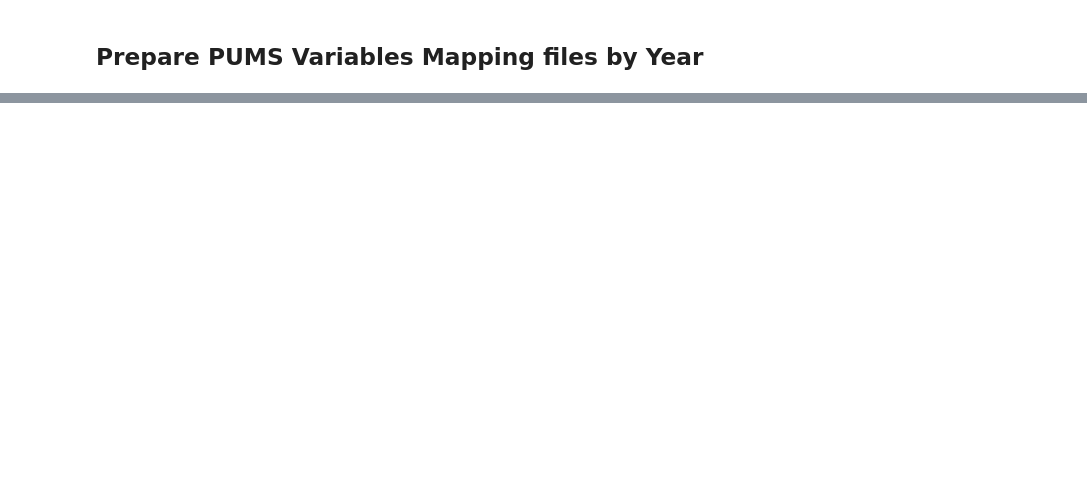
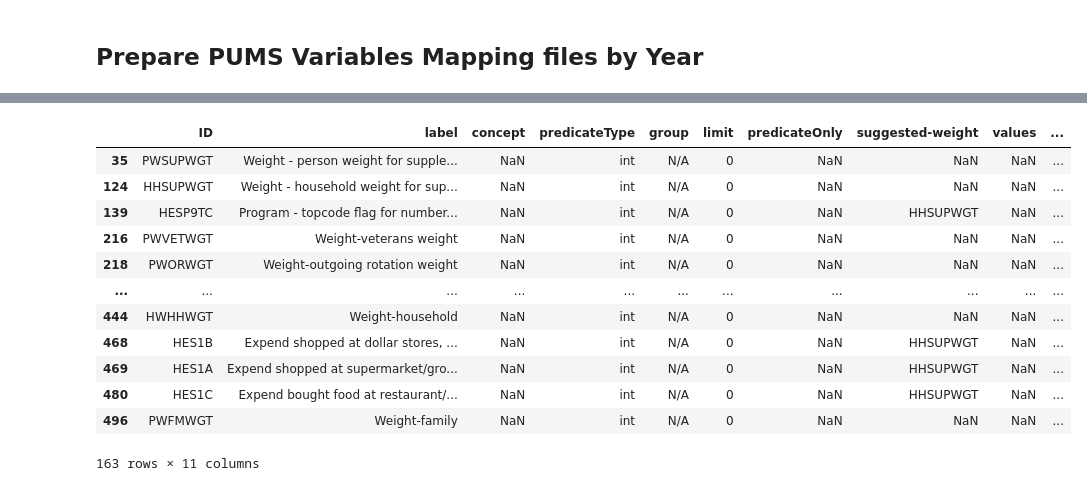
Before and after one commit to SACOG/Regional-Monitoring, a Jupyter notebook: Indicator_Gen/Python Code/Census/Step 00 - Preparing/Step 00 - Prepare CPS Variable Mapping Table.ipynb, the cells around one changed output, grey strips where cells are left out. Drawn from its saved outputs; the diff is of its cells as text; code cells hidden in the pictures; blank space fills up the shorter version.

```diff
--- a/Indicator_Gen/Python Code/Census/Step 00 - Preparing/Step 00 - Prepare CPS Variable Mapping Table.ipynb
+++ b/Indicator_Gen/Python Code/Census/Step 00 - Preparing/Step 00 - Prepare CPS Variable Mapping Table.ipynb
@@ -68,9 +73,8 @@ for year in tqdm(years):
 
             df_cps['Year'] = year
             list_df_cps.append(df_cps)
-    except: #  2020 will fail if using acs1 variables
-        pass
+    except Exception as e: print(e)
 
-df_cps = pd.concat(list_df_cps)
-print(df_cps.shape)
-df_cps.head()
+df_cps_raw = pd.concat(list_df_cps)
+print(df_cps_raw.shape)
+df_cps_raw.head()
@@ -77,2 +89,19 @@ df_cps.head()
+# %%
+# df_cps_raw[df_cps_raw['ID'] == 'HRHHID']
+df_cps_raw[(df_cps_raw['predicateType'] == 'int') & df_cps_raw['values'].isna()]
+# %% [output]
+|  | ID | label | concept | predicateType | group | limit | predicateOnly | suggested-weight | values | ... |
+| 35 | PWSUPWGT | Weight - person weight for supple... | NaN | int | N/A | 0 | NaN | NaN | NaN | ... |
+| 124 | HHSUPWGT | Weight - household weight for sup... | NaN | int | N/A | 0 | NaN | NaN | NaN | ... |
+| 139 | HESP9TC | Program - topcode flag for number... | NaN | int | N/A | 0 | NaN | HHSUPWGT | NaN | ... |
+| 216 | PWVETWGT | Weight-veterans weight | NaN | int | N/A | 0 | NaN | NaN | NaN | ... |
+| 218 | PWORWGT | Weight-outgoing rotation weight | NaN | int | N/A | 0 | NaN | NaN | NaN | ... |
+| ... | ... | ... | ... | ... | ... | ... | ... | ... | ... | ... |
+| 444 | HWHHWGT | Weight-household | NaN | int | N/A | 0 | NaN | NaN | NaN | ... |
+| 468 | HES1B | Expend shopped at dollar stores, ... | NaN | int | N/A | 0 | NaN | HHSUPWGT | NaN | ... |
+| 469 | HES1A | Expend shopped at supermarket/gro... | NaN | int | N/A | 0 | NaN | HHSUPWGT | NaN | ... |
+| 480 | HES1C | Expend bought food at restaurant/... | NaN | int | N/A | 0 | NaN | HHSUPWGT | NaN | ... |
+| 496 | PWFMWGT | Weight-family | NaN | int | N/A | 0 | NaN | NaN | NaN | ... |
+163 rows × 11 columns
 # %%
 # remove variables that don't need a variable to value mapping
```
Also changed, not shown: parts of 9 cells of this notebook, 14 other files.
